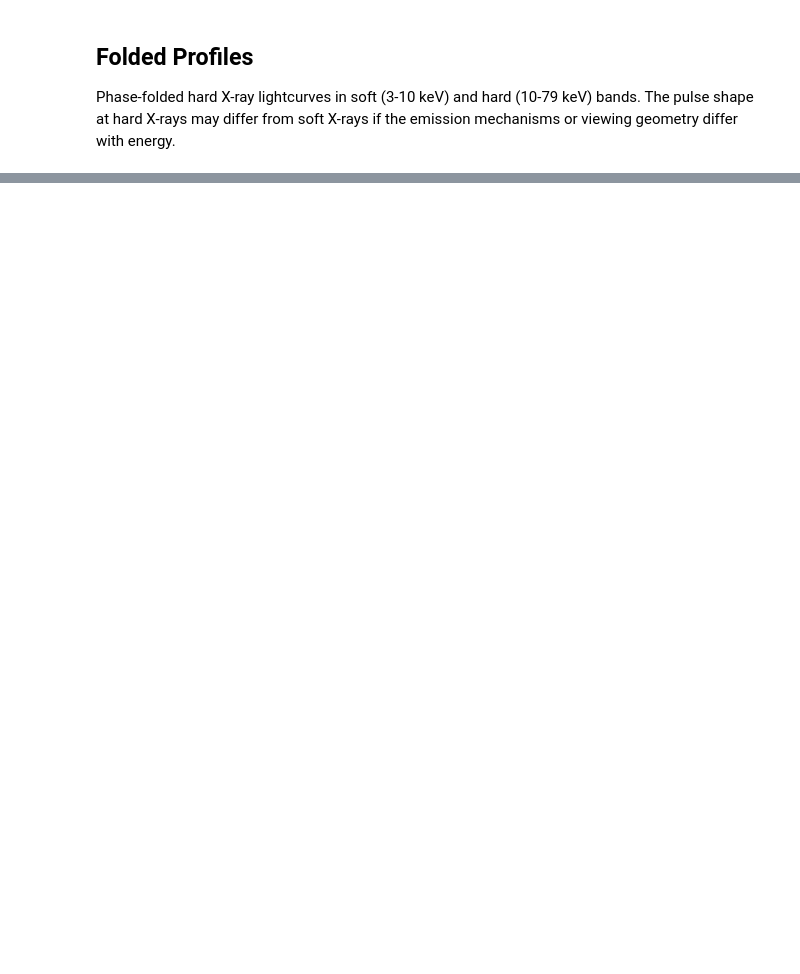
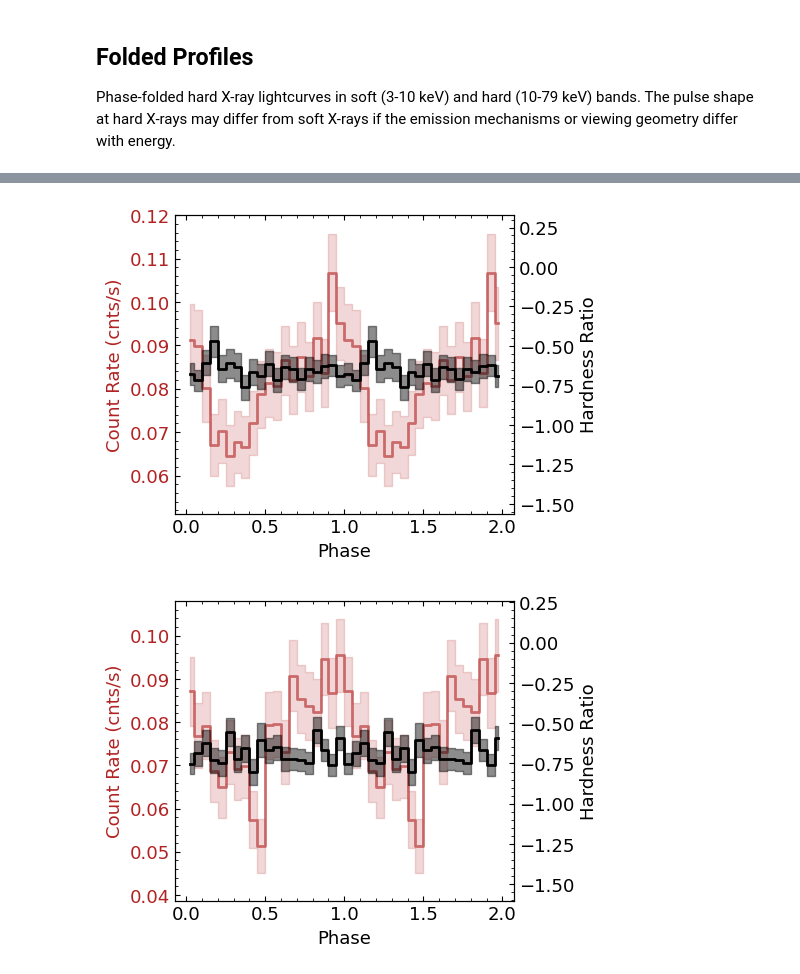
Before and after one commit to ericymiao/ctcvj2056-timing-spin-evolution, a Jupyter notebook: notebooks/03_nustar_timing.ipynb, the cells around one changed output, grey strips where cells are left out. Cells and saved outputs as stored; diff of their text form; code cells hidden in the pictures; blank space fills up the shorter version.

```diff
--- a/notebooks/03_nustar_timing.ipynb
+++ b/notebooks/03_nustar_timing.ipynb
@@ -234,0 +260,69 @@ show(row(plots))
+# %%
+# Plot folded lightcurves with hardness ratios (total flux + HR dual axis)
+HR = {}
+HR_error = {}
+
+# Background scaling factor (ratio of extraction areas)
+# NuSTAR: source region radius 40", background region radius 200"
+bkg_factor = (40**2) / (200**2)
+
+for fpm in folded_lightcurves:
+    # Background-subtracted soft and hard
+    _, _, soft_cr, soft_err, _ = folded_lightcurves[fpm]['src']['soft']
+    _, _, soft_bkg_cr, soft_bkg_err, _ = folded_lightcurves[fpm]['bkg']['soft']
+    _, _, hard_cr, hard_err, _ = folded_lightcurves[fpm]['src']['hard']
+    _, _, hard_bkg_cr, hard_bkg_err, _ = folded_lightcurves[fpm]['bkg']['hard']
+    phase, _, total_cr, total_err, _ = folded_lightcurves[fpm]['src']['total']
+    _, _, total_bkg_cr, total_bkg_err, _ = folded_lightcurves[fpm]['bkg']['total']
+
+    soft_sub = soft_cr - soft_bkg_cr * bkg_factor
+    soft_sub_err = np.sqrt(soft_err**2 + (soft_bkg_err * bkg_factor)**2)
+    hard_sub = hard_cr - hard_bkg_cr * bkg_factor
+    hard_sub_err = np.sqrt(hard_err**2 + (hard_bkg_err * bkg_factor)**2)
+    total_sub = total_cr - total_bkg_cr * bkg_factor
+    total_sub_err = np.sqrt(total_err**2 + (total_bkg_err * bkg_factor)**2)
+
+    phase_centers = phase[1:] - np.diff(phase) / 2
+    ext_phase = np.concatenate([phase_centers, phase_centers + 1])
+
+    # --- Dual-axis: flux + HR ---
+    fig, ax = plt.subplots(figsize=(5, 3.6))
+
+    ext_total = np.concatenate([total_sub, total_sub])
+    ext_total_err = np.concatenate([total_sub_err, total_sub_err])
+
+    ax.step(ext_phase, ext_total, where='mid', color='firebrick', lw=2, alpha=0.6)
+    ax.fill_between(ext_phase, ext_total - ext_total_err, ext_total + ext_total_err,
+                    step='mid', color='firebrick', alpha=0.18)
+    ax.set_xlabel('Phase')
+    ax.set_ylabel('Count Rate (cnts/s)', color='firebrick')
+    ax.tick_params(axis='y', labelcolor='firebrick')
+
+    rate_min = np.min(total_sub) - 1.5 * np.max(total_sub_err)
+    rate_max = np.max(total_sub) + 1.5 * np.max(total_sub_err)
+    ax.set_ylim(rate_min, rate_max)
+
+    # Hardness ratio on right axis
+    hr = (hard_sub - soft_sub) / (hard_sub + soft_sub)
+    hr_err = (2 * np.sqrt(hard_sub**2 * soft_sub_err**2 + soft_sub**2 * hard_sub_err**2)) / (hard_sub + soft_sub)**2
+    HR[fpm] = hr
+    HR_error[fpm] = hr_err
+
+    ext_hr = np.concatenate([hr, hr])
+    ext_hr_err = np.concatenate([hr_err, hr_err])
+
+    ax2 = ax.twinx()
+    ax2.step(ext_phase, ext_hr, where='mid', color='black', lw=2)
+    ax2.fill_between(ext_phase, ext_hr - ext_hr_err, ext_hr + ext_hr_err,
+                     step='mid', color='black', alpha=0.45)
+    ax2.set_ylabel('Hardness Ratio')
+
+    hr_min = np.min(hr) - 2 * 0.4
+    hr_max = np.max(hr) + 2 * 0.4
+    ax2.set_ylim(hr_min, hr_max)
+
+    fig.savefig(f'{savedir}/nustar_folded_hr_{fpm.lower()}.pdf')
+    plt.show()
+# %% [output]
+[figure, added]
+[figure, added]
```
Also changed, not shown: parts of 9 cells of this notebook, 45 other files.
